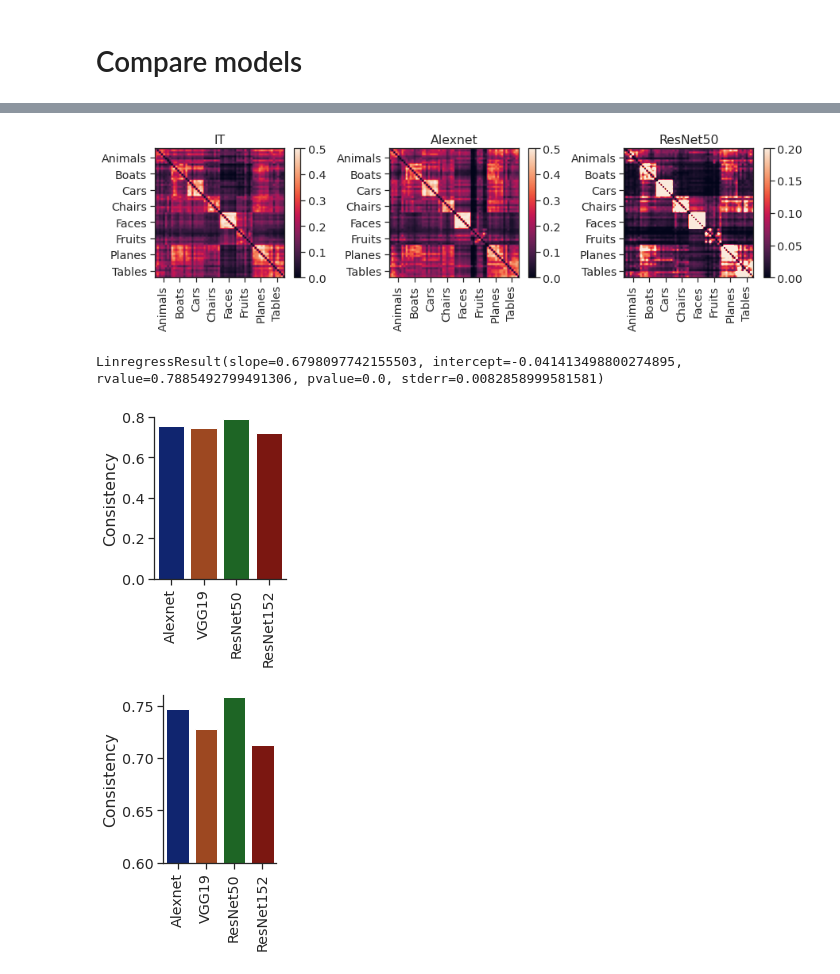
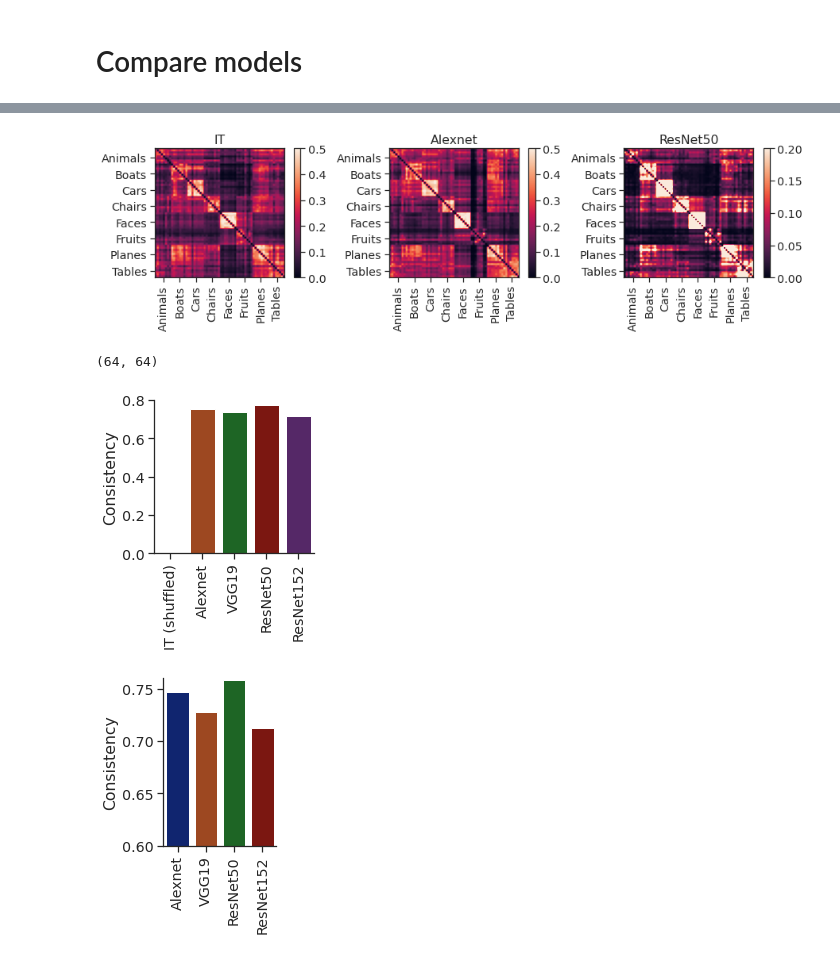
Before and after one commit to bsorsch/geometry-fewshot-learning, a Jupyter notebook: macaque_data.ipynb, the cells around one changed output, grey strips where cells are left out. Cells and saved outputs as stored; diff of their text form; code cells hidden in the pictures.

```diff
--- a/macaque_data.ipynb
+++ b/macaque_data.ipynb
@@ -22,7 +22,7 @@ def H(x):
 # %%
 # Compute error
 m = 5
-n_avg = 100
+n_avg = 1000
 
 def compute_err(manifolds,m):
     err_all = np.zeros((len(manifolds),len(manifolds)))
@@ -3074,35 +3074,41 @@ with sns.axes_style('ticks'):
 # plt.tight_layout()
 # plt.savefig('images/err_matrix_IT_alex_resnet.pdf')
 # %% [output]
-[figure, old version]
+[figure, new version]
 # %%
 from scipy.stats import linregress
-# %%
-linregress(np.nan_to_num(err_IT).ravel(), np.nan_to_num(err_rn).ravel())
-# %% [output]
-LinregressResult(slope=0.6798097742155503, intercept=-0.041413498800274895, rvalue=0.7885492799491306, pvalue=0.0, stderr=0.0082858999581581)
+# %%
+err_IT.shape
+# %% [output]
+(64, 64)
 # %%
 errs = [err_alexnet, err_vgg, err_rn, err_rn152]
 
 mask = np.eye(K, dtype='bool')
 rs = []
+
+# Shuffle
+perm = np.random.permutation(K)
+rs.append(np.corrcoef(err[~mask],err[perm][:,perm][~mask])[0,1])
+
+# DNNs
 for err in errs:
     r = np.corrcoef(err[~mask], err_IT[~mask])[0,1]
     rs.append(r)
 # %%
 with sns.axes_style('ticks'):
     with sns.color_palette('dark'):
-        plt.figure(figsize=(3,4))
-        sns.barplot(x=['Alexnet', 'VGG19', 'ResNet50', 'ResNet152'],
+        plt.figure(figsize=(3.4,4))
+        sns.barplot(x=['IT (shuffled)','Alexnet', 'VGG19', 'ResNet50', 'ResNet152'],
                    y=rs,)
         plt.xticks(rotation=90)
         plt.ylim([0.,0.8])
         plt.ylabel('Consistency')
         plt.tight_layout()
         sns.despine()
-plt.savefig('images/IT_consistency.pdf')
+plt.savefig('images/IT_consistency_with_shuffle.pdf')
 # %% [output]
-[figure, old version]
+[figure, new version]
 # %%
 with sns.axes_style('ticks'):
     with sns.color_palette('dark'):
```
Also changed, not shown: parts of 2 cells of this notebook, 2 other files.
